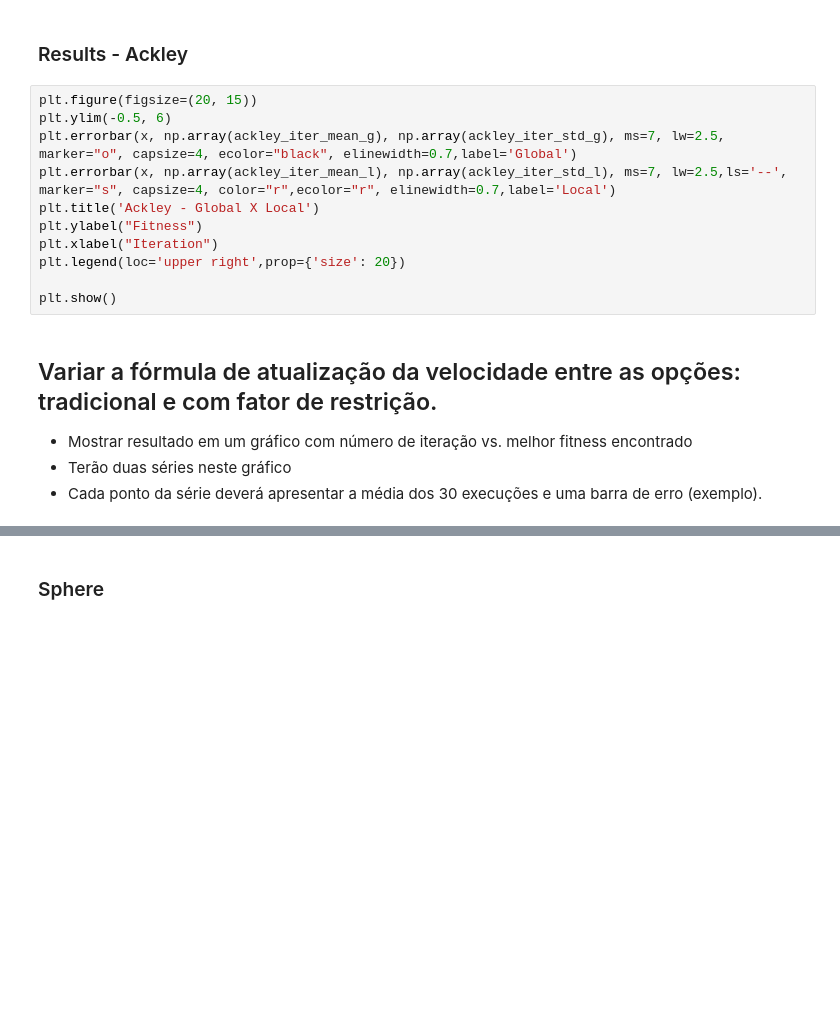
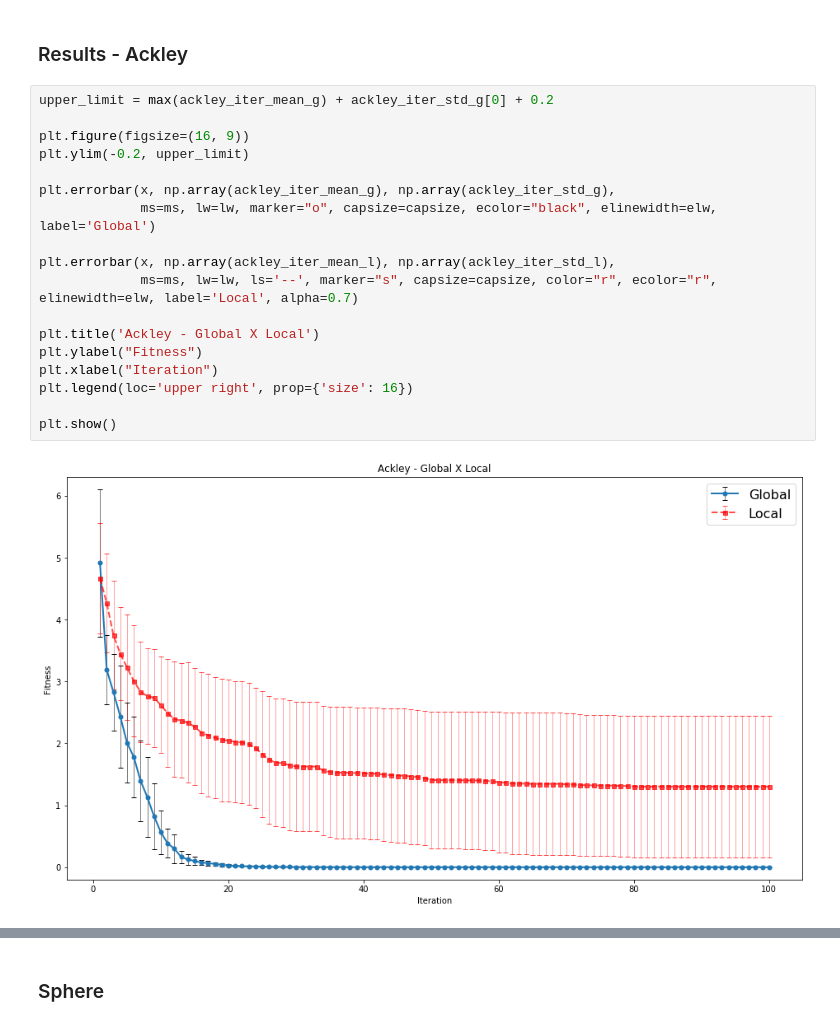
Before and after one commit to anthonyjatoba/bioinspired-optimization, a Jupyter notebook: PSO.ipynb, the cells around one changed output, grey strips where cells are left out. Cells and saved outputs as stored; diff of their text form; blank space fills up the shorter version.

```diff
--- a/PSO.ipynb
+++ b/PSO.ipynb
@@ -377,18 +397,22 @@ for i in range(len(ackley_iter_results_g)):
 # %% [markdown]
 ### Results - Ackley
 # %%
-plt.figure(figsize=(20, 15))
-plt.ylim(-0.5, 6)
-plt.errorbar(x, np.array(ackley_iter_mean_g), np.array(ackley_iter_std_g), ms=7, lw=2.5, marker="o", capsize=4, ecolor="black", elinewidth=0.7,label='Global')
-plt.errorbar(x, np.array(ackley_iter_mean_l), np.array(ackley_iter_std_l), ms=7, lw=2.5,ls='--', marker="s", capsize=4, color="r",ecolor="r", elinewidth=0.7,label='Local')
+upper_limit = max(ackley_iter_mean_g) + ackley_iter_std_g[0] + 0.2
+
+plt.figure(figsize=(16, 9))
+plt.ylim(-0.2, upper_limit)
+
+plt.errorbar(x, np.array(ackley_iter_mean_g), np.array(ackley_iter_std_g),
+             ms=ms, lw=lw, marker="o", capsize=capsize, ecolor="black", elinewidth=elw, label='Global')
+
+plt.errorbar(x, np.array(ackley_iter_mean_l), np.array(ackley_iter_std_l),
+             ms=ms, lw=lw, ls='--', marker="s", capsize=capsize, color="r", ecolor="r", elinewidth=elw, label='Local', alpha=0.7)
+
 plt.title('Ackley - Global X Local')
 plt.ylabel("Fitness")
 plt.xlabel("Iteration")
-plt.legend(loc='upper right',prop={'size': 20})
+plt.legend(loc='upper right', prop={'size': 16})
 
 plt.show()
+# %% [output]
+[figure, added]
-# %% [markdown]
-## Variar a fórmula de atualização da velocidade entre as opções: tradicional e com fator de restrição.
-* Mostrar resultado em um gráfico com número de iteração vs. melhor fitness encontrado
-* Terão duas séries neste gráfico
-* Cada ponto da série deverá apresentar a média dos 30 execuções e uma barra de erro (exemplo).
```
Also changed, not shown: parts of 19 cells of this notebook, 1 other file.
